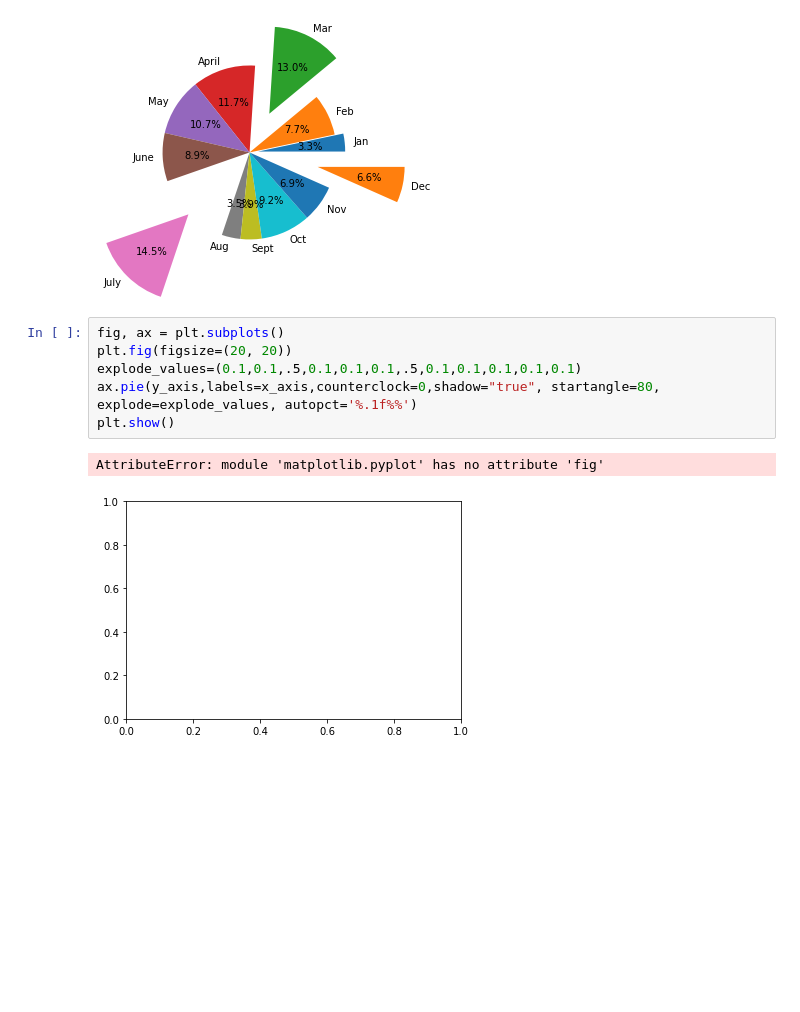
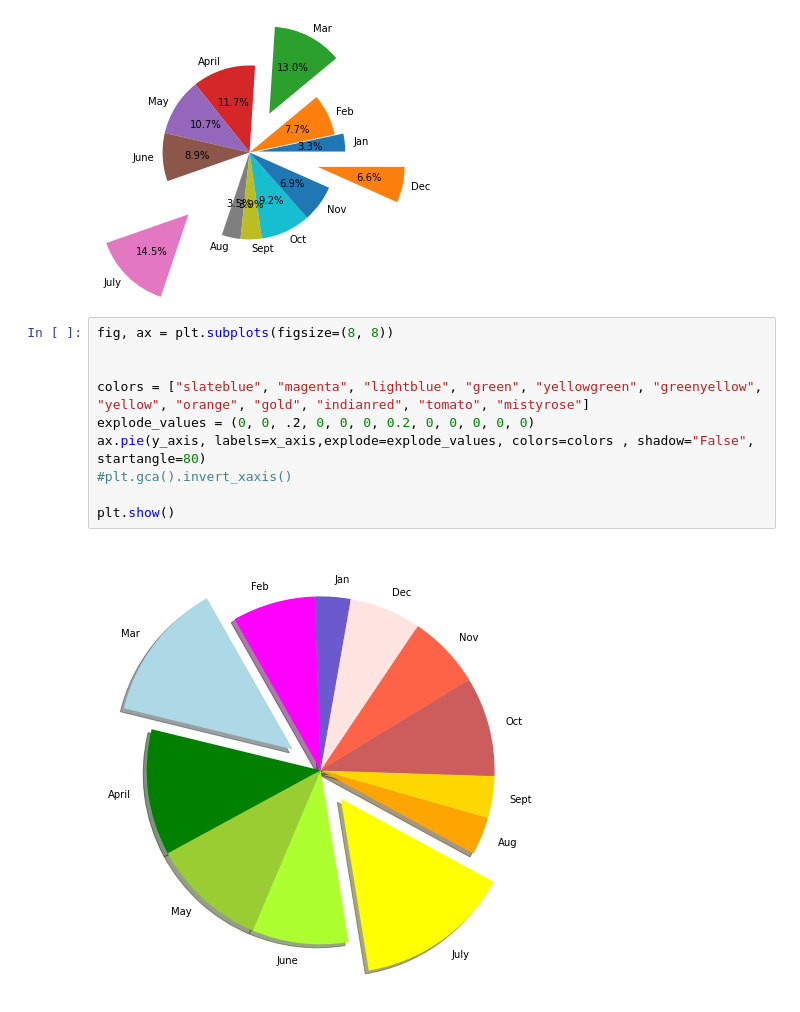
Before and after one commit to Hamid-Salamat/PyBer_Analysis, a Jupyter notebook: matplotlib_practice.ipynb, the cells around one changed output. Cells and saved outputs as stored; diff of their text form; blank space fills up the shorter version.

```diff
--- a/matplotlib_practice.ipynb
+++ b/matplotlib_practice.ipynb
@@ -95,11 +109,14 @@ plt.show()
 # %% [output]
 [figure]
 # %%
-fig, ax = plt.subplots()
-plt.fig(figsize=(20, 20))
-explode_values=(0.1,0.1,.5,0.1,0.1,0.1,.5,0.1,0.1,0.1,0.1,0.1)
-ax.pie(y_axis,labels=x_axis,counterclock=0,shadow="true", startangle=80, explode=explode_values, autopct='%.1f%%')
+fig, ax = plt.subplots(figsize=(8, 8))
+
+
+colors = ["slateblue", "magenta", "lightblue", "green", "yellowgreen", "greenyellow", "yellow", "orange", "gold", "indianred", "tomato", "mistyrose"]
+explode_values = (0, 0, .2, 0, 0, 0, 0.2, 0, 0, 0, 0, 0)
+ax.pie(y_axis, labels=x_axis,explode=explode_values, colors=colors , shadow="False", startangle=80)
+#plt.gca().invert_xaxis()
+
 plt.show()
 # %% [output]
-AttributeError: module 'matplotlib.pyplot' has no attribute 'fig'
-[figure, old version]
+[figure, new version]
```
Also changed, not shown: parts of 9 cells of this notebook, 3 other files.
